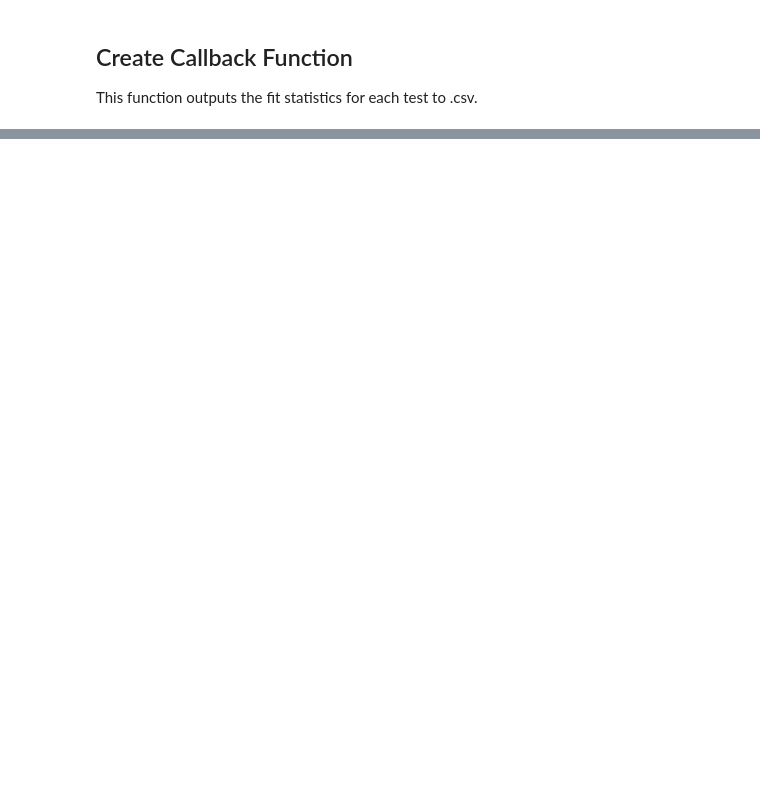
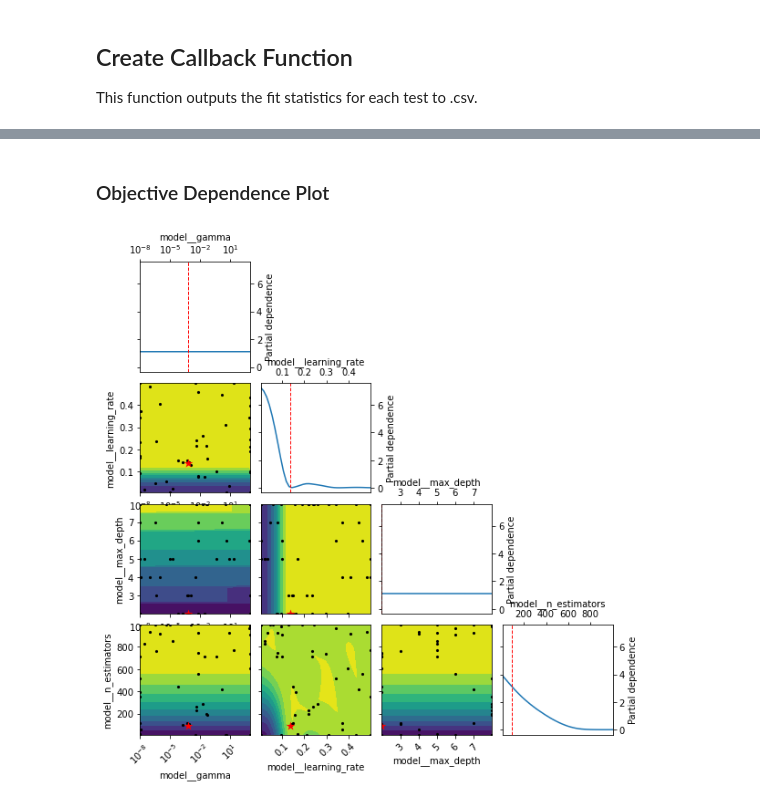
Before and after one commit to hanewinckel/OptimalGridsearch, a Jupyter notebook: Notebooks/Mortality_BayesSearch.ipynb, the cells around one changed output, grey strips where cells are left out. Drawn from its saved outputs; the diff is of its cells as text; code cells hidden in the pictures; blank space fills up the shorter version.

```diff
--- a/Notebooks/Mortality_BayesSearch.ipynb
+++ b/Notebooks/Mortality_BayesSearch.ipynb
@@ -134,0 +177,7 @@ BayesSearchCV(cv=3,
+# %% [markdown]
+### Objective Dependence Plot
+# %%
+_ = plot_objective(opt.optimizer_results_[0])
+plt.show()
+# %% [output]
+[figure, added]
```
Also changed, not shown: parts of 27 cells of this notebook, 8 other files.
